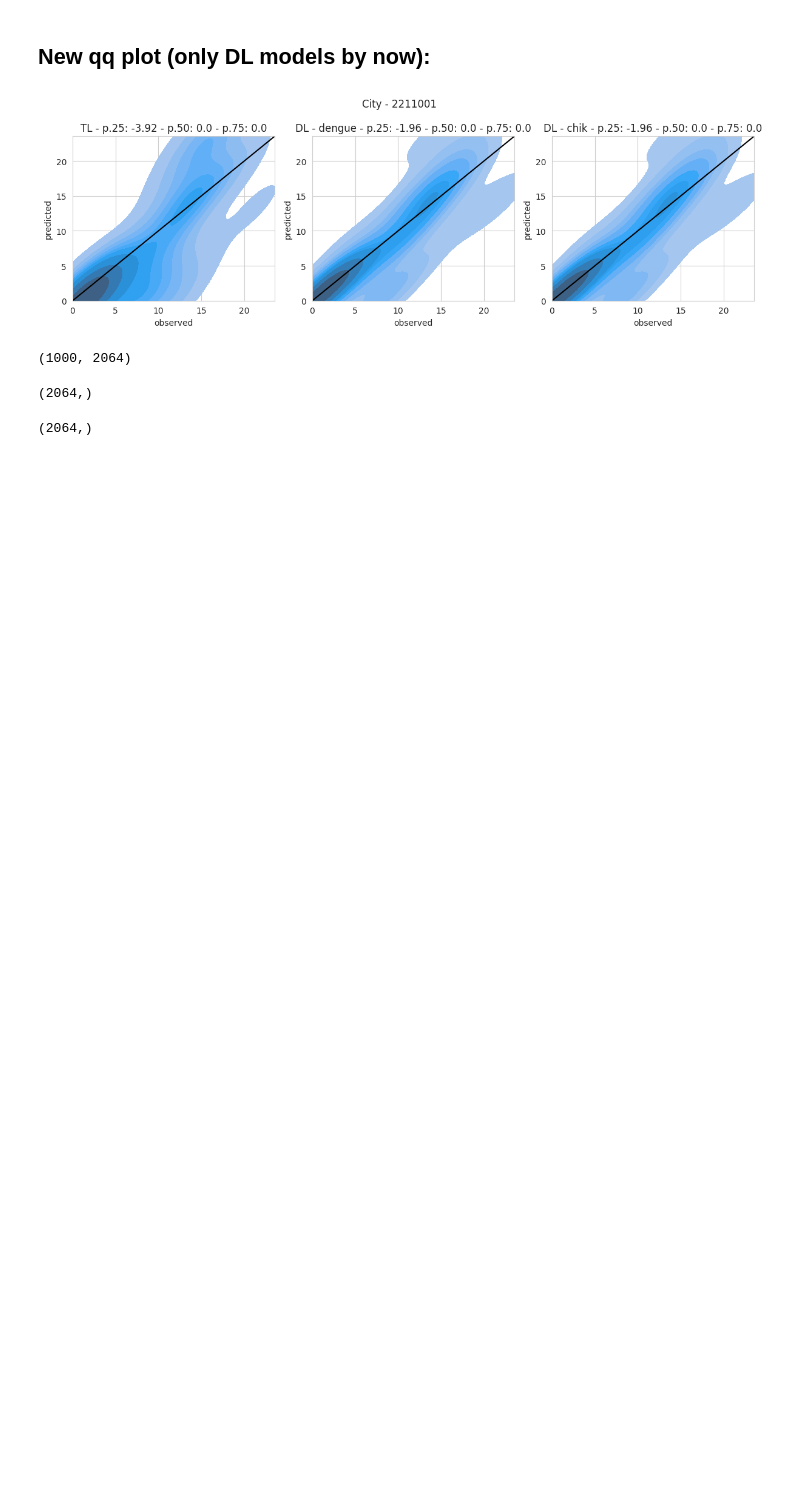
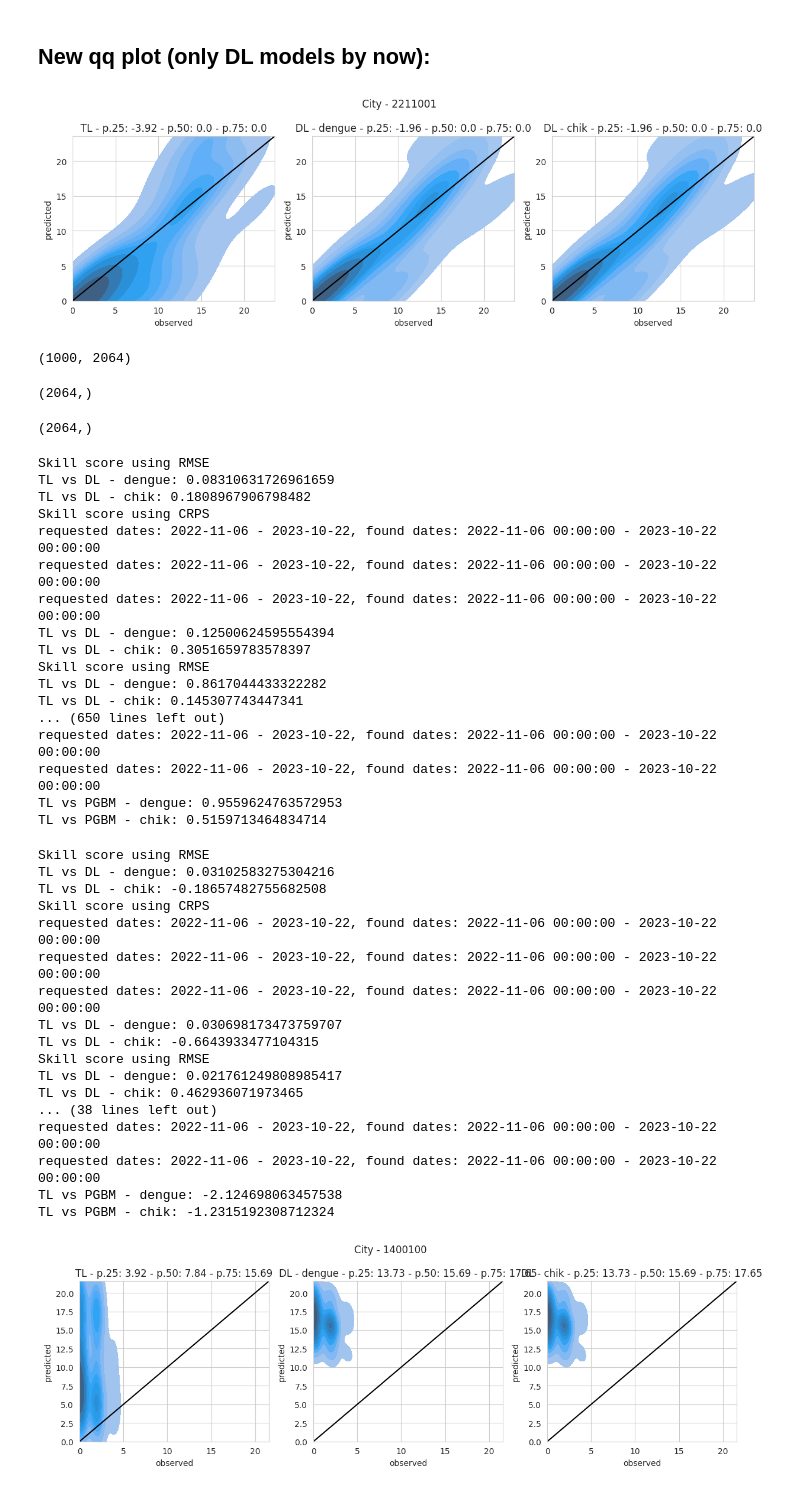
Before and after one commit to AlertaDengue/transfer-learning-forecast, a Jupyter notebook: notebooks/Comp_models.ipynb, the cells around one changed output. Saved outputs shown, nothing was run; the diff lists cells and outputs as text; code cells hidden in the pictures; blank space fills up the shorter version.

Commit message:
Added loop to generate all figures and save them. Saving the scores as well as JSON objects.

```diff
--- a/notebooks/Comp_models.ipynb
+++ b/notebooks/Comp_models.ipynb
@@ -469,7 +486,7 @@ def plot_cross_qq(ax, q_o, q_p, title):
     ax.set_title(f'{title} - p.25: {round(np.percentile(q_p - q_o, 25),2)} - p.50: {round(np.median(q_p - q_o), 2)} - p.75: {round(np.percentile(q_p - q_o, 75), 2)}')
     #P.title(f'Transfer prediction percentiles with {model_name.lower()} for {doenca} at {city_name}')
 
-def gen_qq_plot(city, ini_evaluate, end_evaluate):
+def gen_qq_plot(city, ini_evaluate, end_evaluate, plot=True):
 
     df =  gen_data_to_qq(city, ini_evaluate, end_evaluate)
 
@@ -502,12 +519,13 @@ def gen_qq_plot(city, ini_evaluate, end_evaluate):
     plot_cross_qq(ax[1], q_o, q_p_dl_dengue, title = 'DL - dengue')
 
     plot_cross_qq(ax[2], q_o, q_p_dl_dengue, title = 'DL - chik')
+    plt.tight_layout()
 
     plt.savefig(f'../figures/qq_plot_{city}.png', dpi = 300, bbox_inches = 'tight')
 
-    plt.tight_layout()
 
-    plt.show()
+    if plot:
+        plt.show()
 
     return
 # %%
@@ -538,7 +556,44 @@ np.percentile(yhat_dist, 0.025, axis=0).shape
 # %% [output]
 (2064,)
 # %%
-for city, ini_date, end_date_train in zip(
-        df.geocode, df.start_train_chik, df.end_train_chik):
-    plot_comp(city, ini_evaluate = ini_date, end_evaluate = end_date, model = 'DL', plot = False)
-    plot_comp(city, ini_evaluate = ini_date, end_evaluate = end_date, model = 'PGBM', plot = False)
+end_date = '2023-11-01'
+for city in df.geocode:
+    plot_comp(city, ini_evaluate = ini_evaluate, end_evaluate = end_evaluate, model = 'DL', plot = False)
+    plot_comp(city, ini_evaluate = ini_evaluate, end_evaluate = end_evaluate, model = 'PGBM', plot = False)
+    gen_qq_plot(city, ini_evaluate = ini_evaluate, end_evaluate = end_evaluate, plot=False)
+# %% [output]
+Skill score using RMSE
+TL vs DL - dengue: 0.08310631726961659
+TL vs DL - chik: 0.1808967906798482
+Skill score using CRPS
+requested dates: 2022-11-06 - 2023-10-22, found dates: 2022-11-06 00:00:00 - 2023-10-22 00:00:00
+requested dates: 2022-11-06 - 2023-10-22, found dates: 2022-11-06 00:00:00 - 2023-10-22 00:00:00
+requested dates: 2022-11-06 - 2023-10-22, found dates: 2022-11-06 00:00:00 - 2023-10-22 00:00:00
+TL vs DL - dengue: 0.12500624595554394
+TL vs DL - chik: 0.3051659783578397
+Skill score using RMSE
+TL vs DL - dengue: 0.8617044433322282
+TL vs DL - chik: 0.145307743447341
+... (650 lines left out)
+requested dates: 2022-11-06 - 2023-10-22, found dates: 2022-11-06 00:00:00 - 2023-10-22 00:00:00
+requested dates: 2022-11-06 - 2023-10-22, found dates: 2022-11-06 00:00:00 - 2023-10-22 00:00:00
+TL vs PGBM - dengue: 0.9559624763572953
+TL vs PGBM - chik: 0.5159713464834714
+Skill score using RMSE
+TL vs DL - dengue: 0.03102583275304216
+TL vs DL - chik: -0.18657482755682508
+Skill score using CRPS
+requested dates: 2022-11-06 - 2023-10-22, found dates: 2022-11-06 00:00:00 - 2023-10-22 00:00:00
+requested dates: 2022-11-06 - 2023-10-22, found dates: 2022-11-06 00:00:00 - 2023-10-22 00:00:00
+requested dates: 2022-11-06 - 2023-10-22, found dates: 2022-11-06 00:00:00 - 2023-10-22 00:00:00
+TL vs DL - dengue: 0.030698173473759707
+TL vs DL - chik: -0.6643933477104315
+Skill score using RMSE
+TL vs DL - dengue: 0.021761249808985417
+TL vs DL - chik: 0.462936071973465
+... (38 lines left out)
+requested dates: 2022-11-06 - 2023-10-22, found dates: 2022-11-06 00:00:00 - 2023-10-22 00:00:00
+requested dates: 2022-11-06 - 2023-10-22, found dates: 2022-11-06 00:00:00 - 2023-10-22 00:00:00
+TL vs PGBM - dengue: -2.124698063457538
+TL vs PGBM - chik: -1.2315192308712324
+[figure, added]
```
Also changed, not shown: parts of 5 cells of this notebook, 2 other files.
